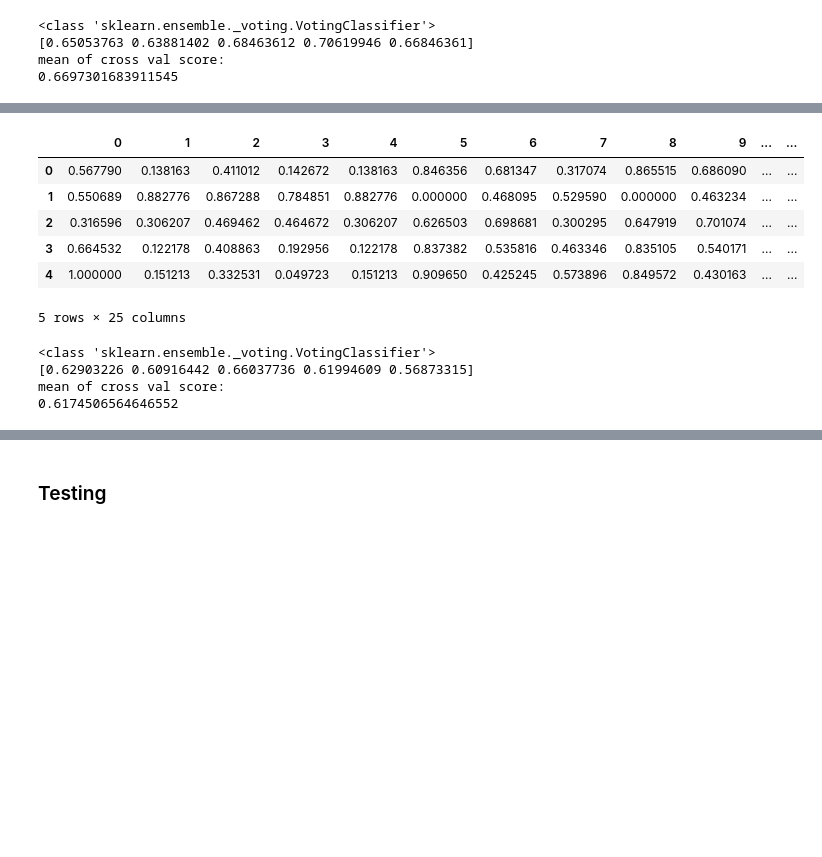
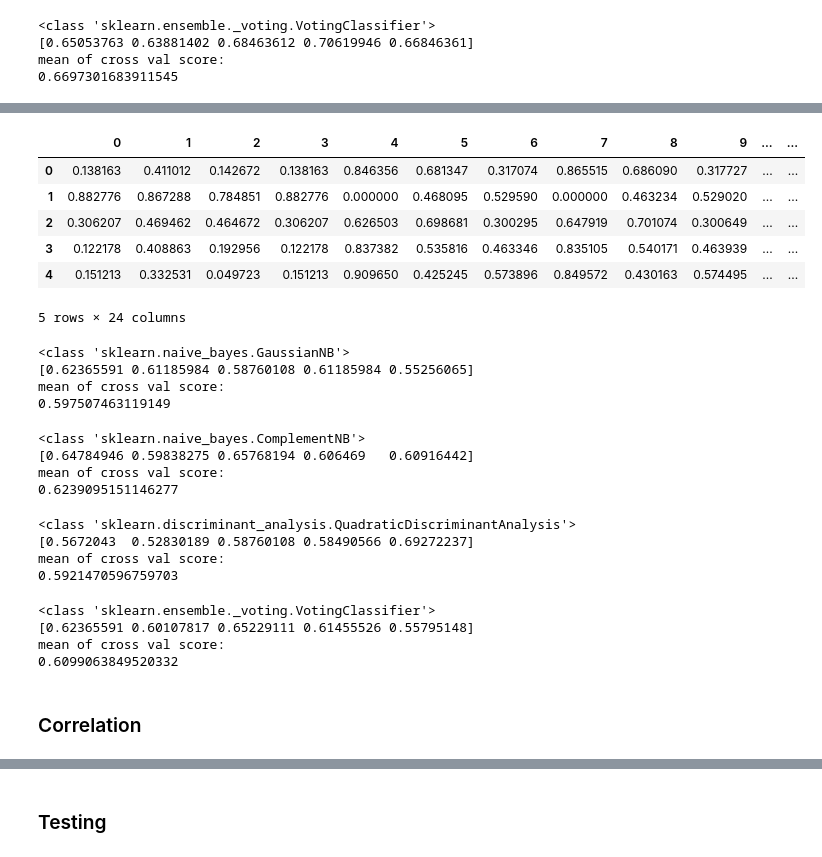
Before and after one commit to jasroopdhingra/ml-project, a Jupyter notebook: AndreaClassifiers/NaiveBayes_QDA.ipynb, the cells around one changed output, grey strips where cells are left out. Saved outputs shown, nothing was run; the diff lists cells and outputs as text; code cells hidden in the pictures; blank space fills up the shorter version.

Commit message:
correlations, naive bayes and qda

```diff
--- a/AndreaClassifiers/NaiveBayes_QDA.ipynb
+++ b/AndreaClassifiers/NaiveBayes_QDA.ipynb
@@ -157,19 +174,19 @@ mean of cross val score:
 # %%
-significant_training_data = training_data[['PDB codes', 'EEL 1', 'EGB 1', 'ESURF 1', 'GGAS 1',
+significant_training_data = training_data[['EEL 1', 'EGB 1', 'ESURF 1', 'GGAS 1',
        'GSOLV 1', 'TOTAL 1', 'hbdist_mean1', 'hbdist_std1', 'hbnum_mean1',
        'hbnum_std1', 'hbnum_mean_<.35_1', 'hbnum_std_<.35_1',
        'EEL 2', 'EGB 2', 'ESURF 2', 'GGAS 2', 'GSOLV 2', 'TOTAL 2',
        'hbdist_mean2', 'hbdist_std2', 'hbnum_mean2', 'hbnum_std2',
        'hbnum_mean_<.35_2', 'hbnum_std_<.35_2', 'Output']]
 scaled_significant_training_data = pd.DataFrame(scaler.fit_transform(significant_training_data.iloc[:,1:-1]))
 scaled_significant_training_data['Output'] = significant_training_data.iloc[:,-1]
 scaled_significant_training_data.head()
 # %% [output]
 |  | 0 | 1 | 2 | 3 | 4 | 5 | 6 | 7 | 8 | 9 | ... | ... |
-| 0 | 0.567790 | 0.138163 | 0.411012 | 0.142672 | 0.138163 | 0.846356 | 0.681347 | 0.317074 | 0.865515 | 0.686090 | ... | ... |
-| 1 | 0.550689 | 0.882776 | 0.867288 | 0.784851 | 0.882776 | 0.000000 | 0.468095 | 0.529590 | 0.000000 | 0.463234 | ... | ... |
-| 2 | 0.316596 | 0.306207 | 0.469462 | 0.464672 | 0.306207 | 0.626503 | 0.698681 | 0.300295 | 0.647919 | 0.701074 | ... | ... |
-| 3 | 0.664532 | 0.122178 | 0.408863 | 0.192956 | 0.122178 | 0.837382 | 0.535816 | 0.463346 | 0.835105 | 0.540171 | ... | ... |
-| 4 | 1.000000 | 0.151213 | 0.332531 | 0.049723 | 0.151213 | 0.909650 | 0.425245 | 0.573896 | 0.849572 | 0.430163 | ... | ... |
+| 0 | 0.138163 | 0.411012 | 0.142672 | 0.138163 | 0.846356 | 0.681347 | 0.317074 | 0.865515 | 0.686090 | 0.317727 | ... | ... |
+| 1 | 0.882776 | 0.867288 | 0.784851 | 0.882776 | 0.000000 | 0.468095 | 0.529590 | 0.000000 | 0.463234 | 0.529020 | ... | ... |
+| 2 | 0.306207 | 0.469462 | 0.464672 | 0.306207 | 0.626503 | 0.698681 | 0.300295 | 0.647919 | 0.701074 | 0.300649 | ... | ... |
+| 3 | 0.122178 | 0.408863 | 0.192956 | 0.122178 | 0.837382 | 0.535816 | 0.463346 | 0.835105 | 0.540171 | 0.463939 | ... | ... |
+| 4 | 0.151213 | 0.332531 | 0.049723 | 0.151213 | 0.909650 | 0.425245 | 0.573896 | 0.849572 | 0.430163 | 0.574495 | ... | ... |
-5 rows × 25 columns
+5 rows × 24 columns
 # %%
@@ -177,8 +194,34 @@ sX_train, sy_train = scaled_significant_training_data.iloc[:,:-1], scaled_signif
+# %%
+s_gnb =  GaussianNB()
+cross_val(s_gnb, s_X_train, y_train)
+# %% [output]
+<class 'sklearn.naive_bayes.GaussianNB'>
+[0.62365591 0.61185984 0.58760108 0.61185984 0.55256065]
+mean of cross val score:
+0.597507463119149
+# %%
+s_cnb =  ComplementNB()
+cross_val(s_cnb, s_X_train, y_train)
+# %% [output]
+<class 'sklearn.naive_bayes.ComplementNB'>
+[0.64784946 0.59838275 0.65768194 0.606469   0.60916442]
+mean of cross val score:
+0.6239095151146277
+# %%
+s_qda =  QuadraticDiscriminantAnalysis()
+cross_val(s_qda, s_X_train, y_train)
+# %% [output]
+<class 'sklearn.discriminant_analysis.QuadraticDiscriminantAnalysis'>
+[0.5672043  0.52830189 0.58760108 0.58490566 0.69272237]
+mean of cross val score:
+0.5921470596759703
 # %%
-svoting =  VotingClassifier([('gnb', gnb), ('cnb', cnb)])
-cross_val(svoting, sX_train, sy_train)
+s_voting =  VotingClassifier([('gnb', gnb), ('cnb', cnb)])
+cross_val(s_voting, s_X_train, y_train)
 # %% [output]
 <class 'sklearn.ensemble._voting.VotingClassifier'>
-[0.62903226 0.60916442 0.66037736 0.61994609 0.56873315]
+[0.62365591 0.60107817 0.65229111 0.61455526 0.55795148]
 mean of cross val score:
-0.6174506564646552
+0.6099063849520332
+# %% [markdown]
+### Correlation
```
Also changed, not shown: parts of 25 cells of this notebook.
